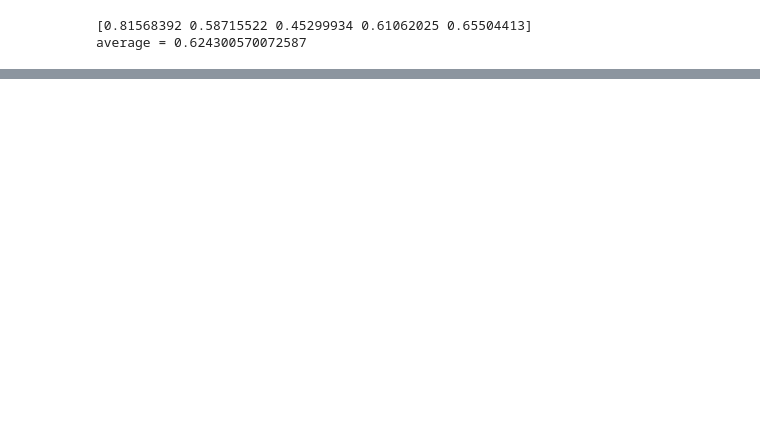
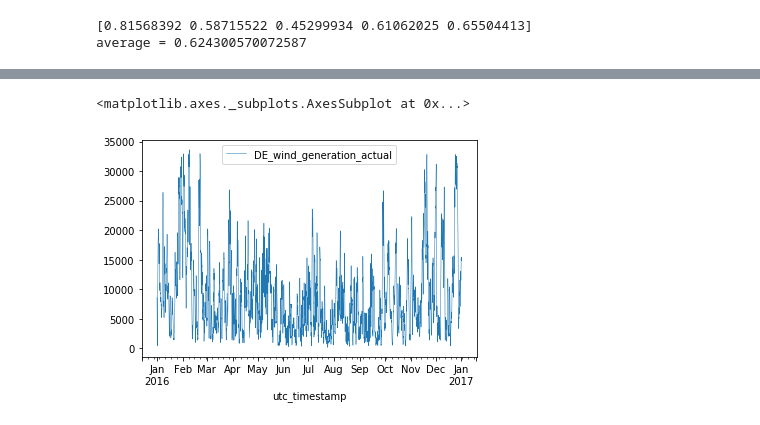
Before and after one commit to 6lidavid/RenewableEnergyProductionML, a Jupyter notebook: RenewableEnergy.ipynb, the cells around one changed output, grey strips where cells are left out. Saved outputs shown, nothing was run; the diff lists cells and outputs as text; code cells hidden in the pictures; blank space fills up the shorter version.

```diff
--- a/RenewableEnergy.ipynb
+++ b/RenewableEnergy.ipynb
@@ -127,0 +167,5 @@ average = 0.624300570072587
+# %%
+windgenerationdataformatted.plot(linewidth=0.5)
+# %% [output]
+<matplotlib.axes._subplots.AxesSubplot at 0x...>
+[figure, added]
```
Also changed, not shown: parts of 22 cells of this notebook.
